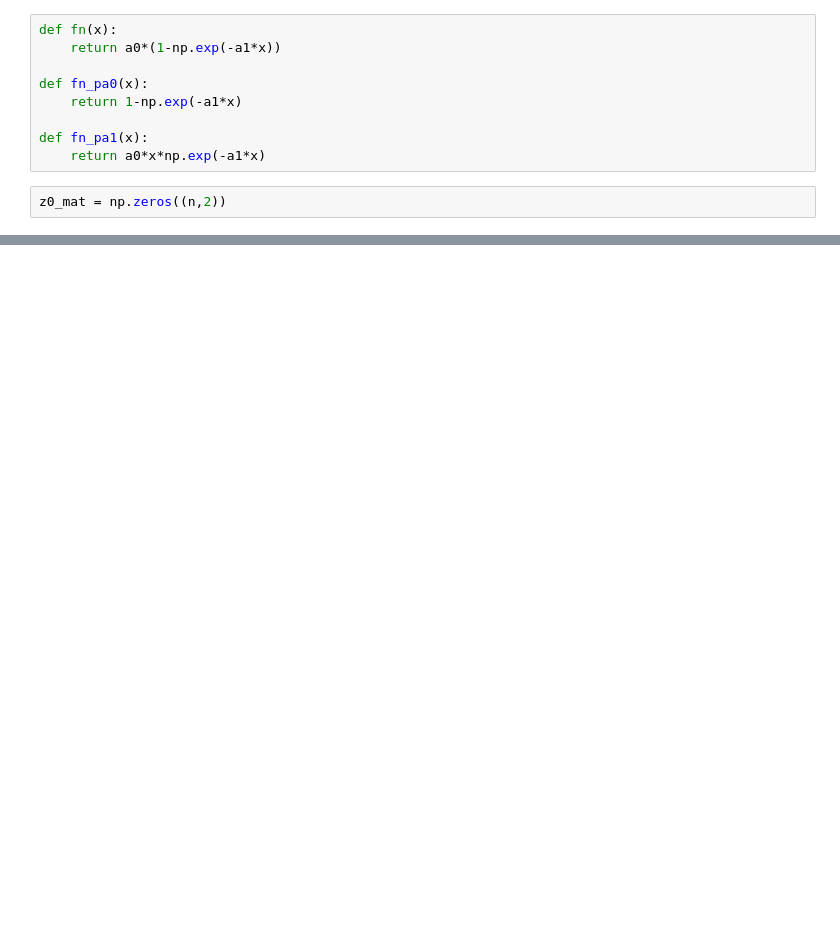
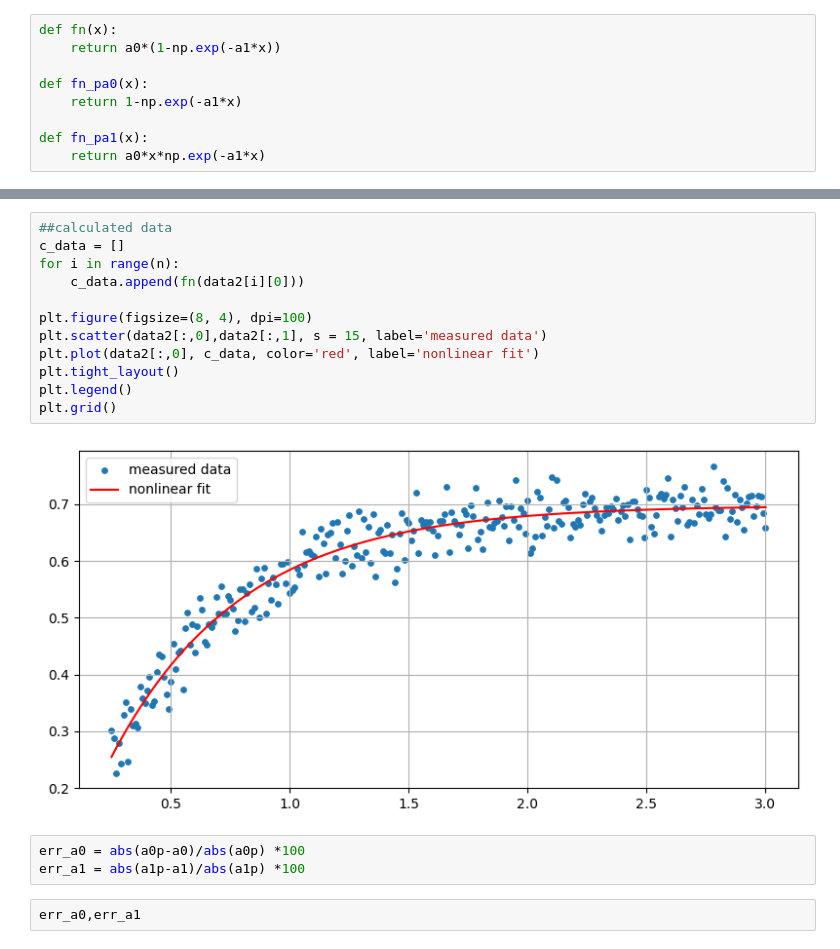
Before and after one commit to bishnubaruah/Academic, a Jupyter notebook: asmt5.ipynb, the cells around one changed output, grey strips where cells are left out. Cells and saved outputs as stored; diff of their text form; blank space fills up the shorter version.

```diff
--- a/asmt5.ipynb
+++ b/asmt5.ipynb
@@ -34,5 +14,3 @@ def fn_pa0(x):
 
 def fn_pa1(x):
     return a0*x*np.exp(-a1*x)
-# %%
-z0_mat = np.zeros((n,2))
@@ -49,0 +135,19 @@ array([[159.87556102,  55.21634198],
+# %%
+##calculated data
+c_data = []
+for i in range(n):
+    c_data.append(fn(data2[i][0]))
+
+plt.figure(figsize=(8, 4), dpi=100)
+plt.scatter(data2[:,0],data2[:,1], s = 15, label='measured data')
+plt.plot(data2[:,0], c_data, color='red', label='nonlinear fit')
+plt.tight_layout()
+plt.legend()
+plt.grid()
+# %% [output]
+[figure, added]
+# %%
+err_a0 = abs(a0p-a0)/abs(a0p) *100
+err_a1 = abs(a1p-a1)/abs(a1p) *100
+# %%
+err_a0,err_a1
```
Also changed, not shown: parts of 6 cells of this notebook, 1 other file.
